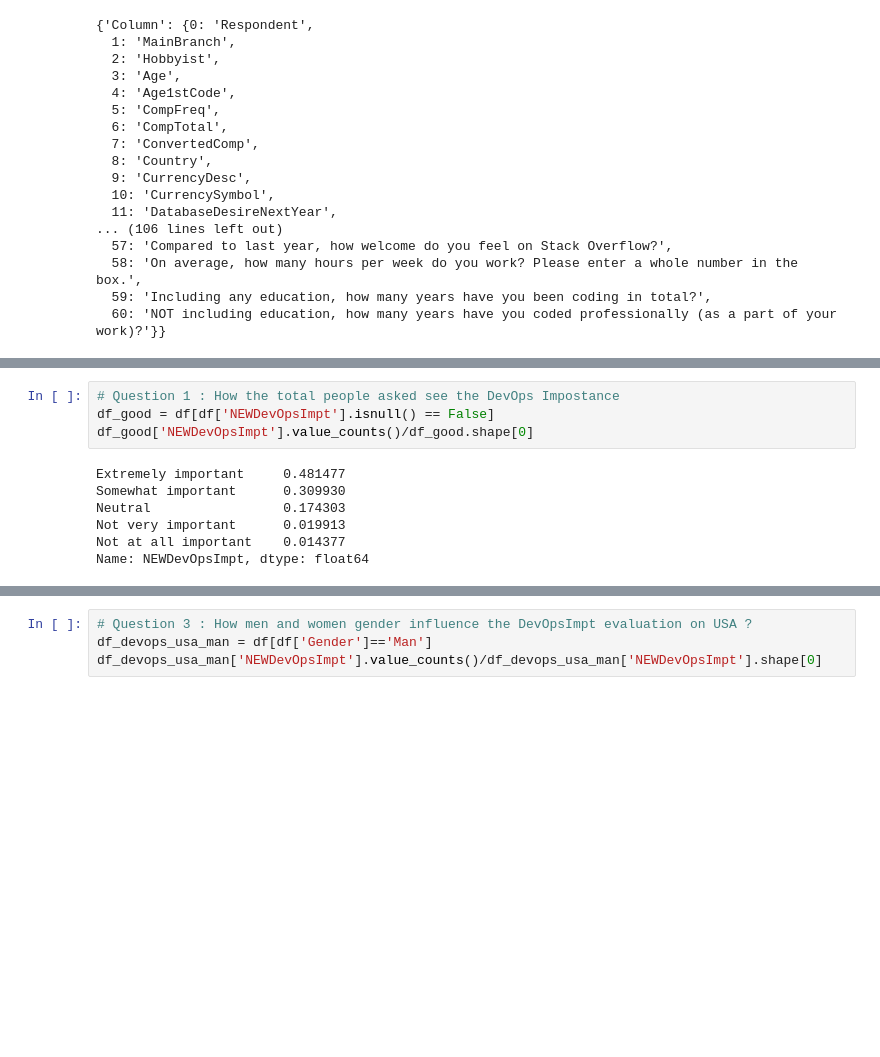
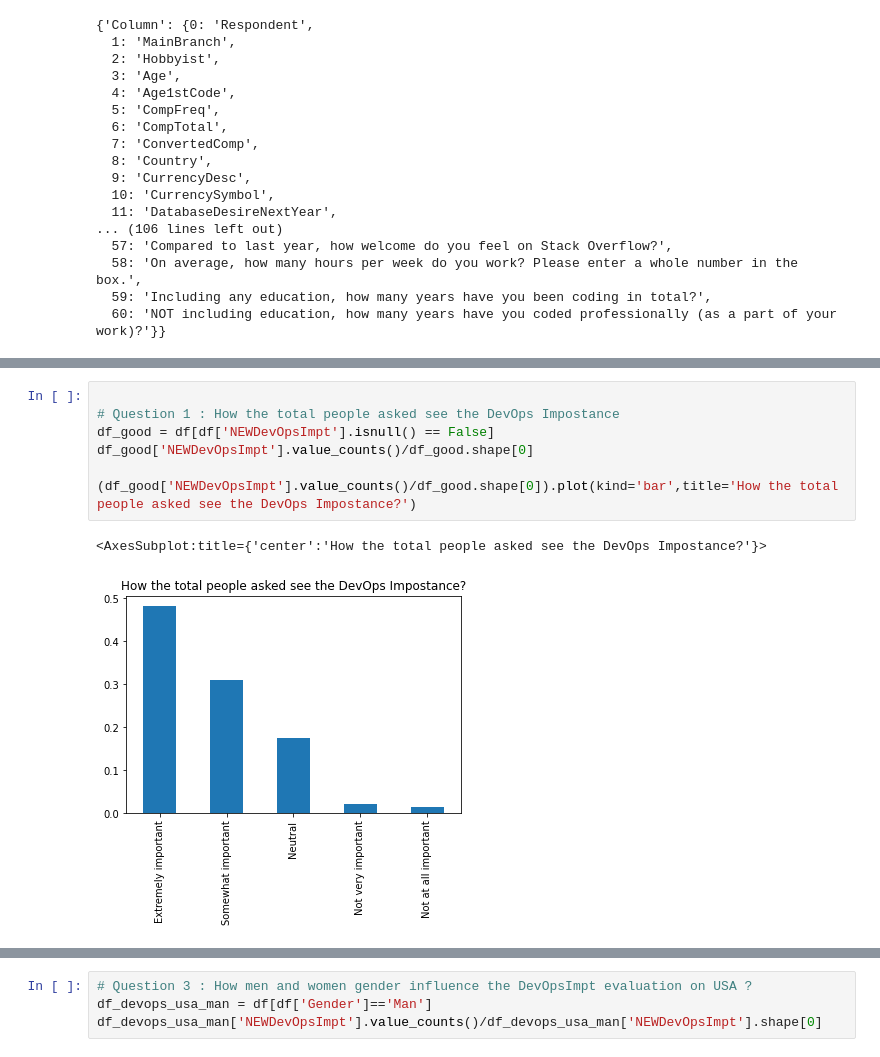
Before and after one commit to edivaldojuniorch/stackoverflow_2020_analysis, a Jupyter notebook: StackOverflow Survey 2020.ipynb, the cells around one changed output, grey strips where cells are left out. Cells and saved outputs as stored; diff of their text form; blank space fills up the shorter version.

```diff
--- a/StackOverflow Survey 2020.ipynb
+++ b/StackOverflow Survey 2020.ipynb
@@ -26,13 +80,12 @@ df_scheme.to_dict()
 # %%
+
 # Question 1 : How the total people asked see the DevOps Impostance
 df_good = df[df['NEWDevOpsImpt'].isnull() == False]
 df_good['NEWDevOpsImpt'].value_counts()/df_good.shape[0]
+
+(df_good['NEWDevOpsImpt'].value_counts()/df_good.shape[0]).plot(kind='bar',title='How the total people asked see the DevOps Impostance?')
 # %% [output]
-Extremely important     0.481477
-Somewhat important      0.309930
-Neutral                 0.174303
-Not very important      0.019913
-Not at all important    0.014377
-Name: NEWDevOpsImpt, dtype: float64
+<AxesSubplot:title={'center':'How the total people asked see the DevOps Impostance?'}>
+[figure, added]
 # %%
 # Question 2 : How the people from USA see DevOps Importance?
```
Also changed, not shown: parts of 9 cells of this notebook.
